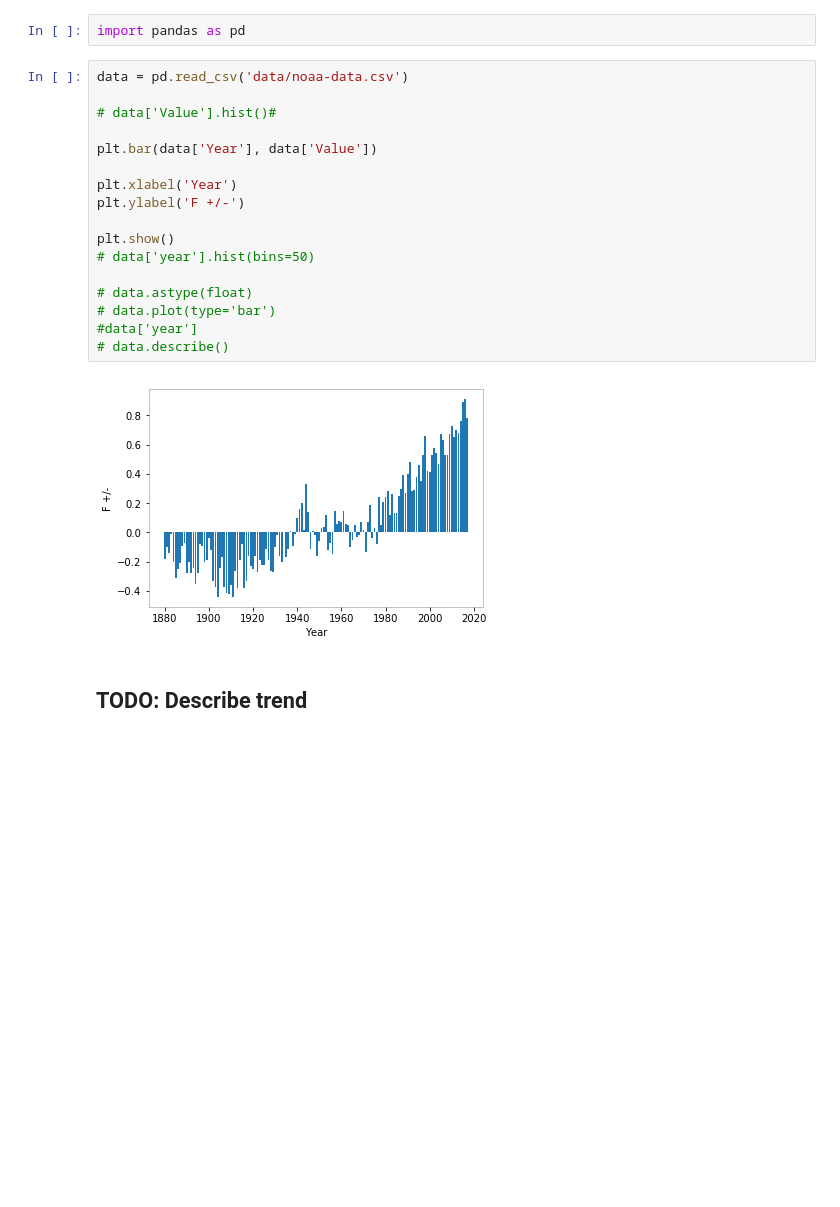
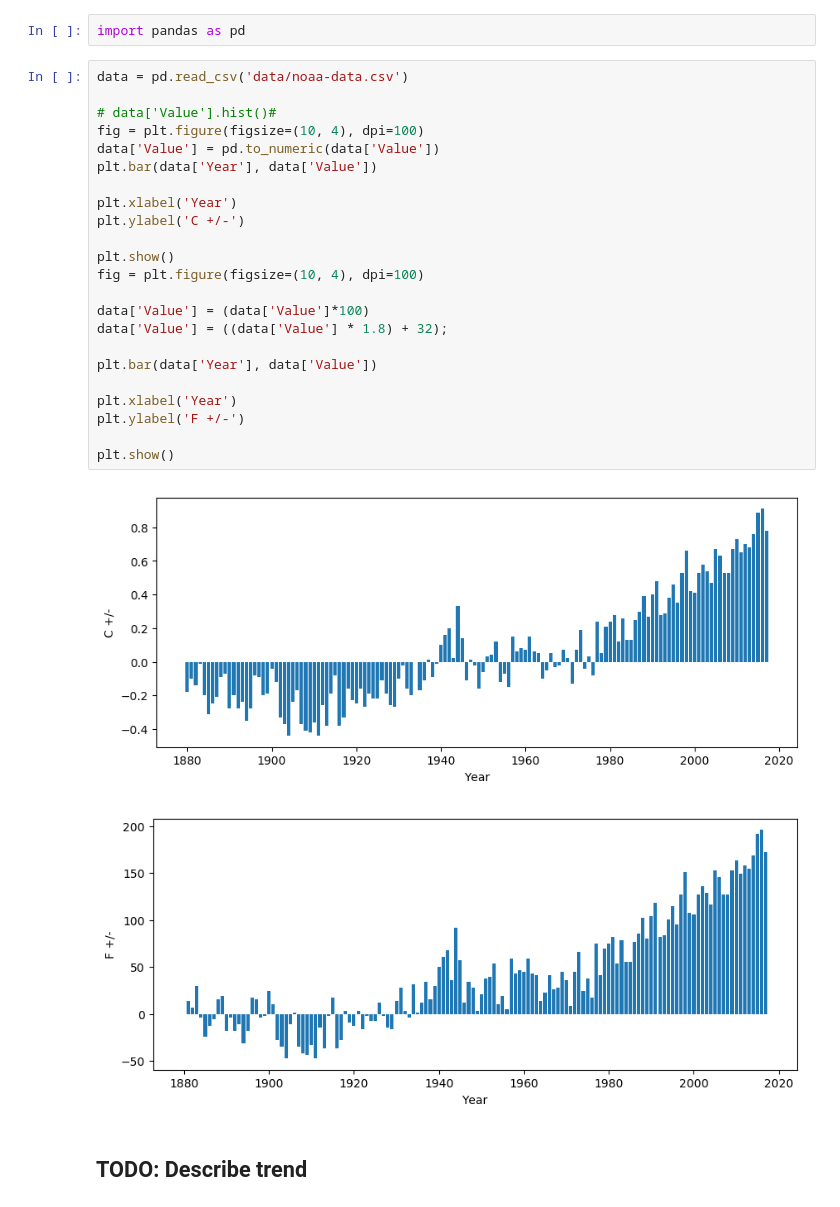
Before and after one commit to jesuszarate/VisForScientificData, a Jupyter notebook: Assignment1/Assignment1.ipynb, the cells around one changed output. Drawn from its saved outputs; the diff is of its cells as text; blank space fills up the shorter version.

Commit message:
Changed hist to plot graph for problem 2-1 done

```diff
--- a/Assignment1/Assignment1.ipynb
+++ b/Assignment1/Assignment1.ipynb
@@ -67,25 +67,32 @@ histo(readarray, 7)
 #### Download the NOAA Land Ocean Temperature Anomalies Data Set: https://www.ncdc.noaa.gov/cag/time-series/global/globe/land_ocean/1/6/1880-2017.csv. Create a histogram of the data. Include a label called “Year” along the x-axis and a label called Degrees F +/- From Average along the y-axis. Describe trends in the data.
 # %%
 import pandas as pd
-# %%
-data = pd.read_csv('data/noaa-data.csv')
-
-# data['Value'].hist()#
-
-plt.bar(data['Year'], data['Value'])
-
-plt.xlabel('Year')
-plt.ylabel('F +/-')
-
-plt.show()
-# data['year'].hist(bins=50)
-
-# data.astype(float)
-# data.plot(type='bar')
-#data['year']
-# data.describe()
-# %% [output]
-[figure, removed]
+# %%
+data = pd.read_csv('data/noaa-data.csv')
+
+# data['Value'].hist()#
+fig = plt.figure(figsize=(10, 4), dpi=100)
+data['Value'] = pd.to_numeric(data['Value'])
+plt.bar(data['Year'], data['Value'])
+
+plt.xlabel('Year')
+plt.ylabel('C +/-')
+
+plt.show()
+fig = plt.figure(figsize=(10, 4), dpi=100)
+
+data['Value'] = (data['Value']*100)
+data['Value'] = ((data['Value'] * 1.8) + 32);
+
+plt.bar(data['Year'], data['Value'])
+
+plt.xlabel('Year')
+plt.ylabel('F +/-')
+
+plt.show()
+# %% [output]
+[figure, added]
+[figure, added]
 # %% [markdown]
 ## TODO: Describe trend
 # %% [markdown]
```
Also changed, not shown: parts of 9 cells of this notebook.
